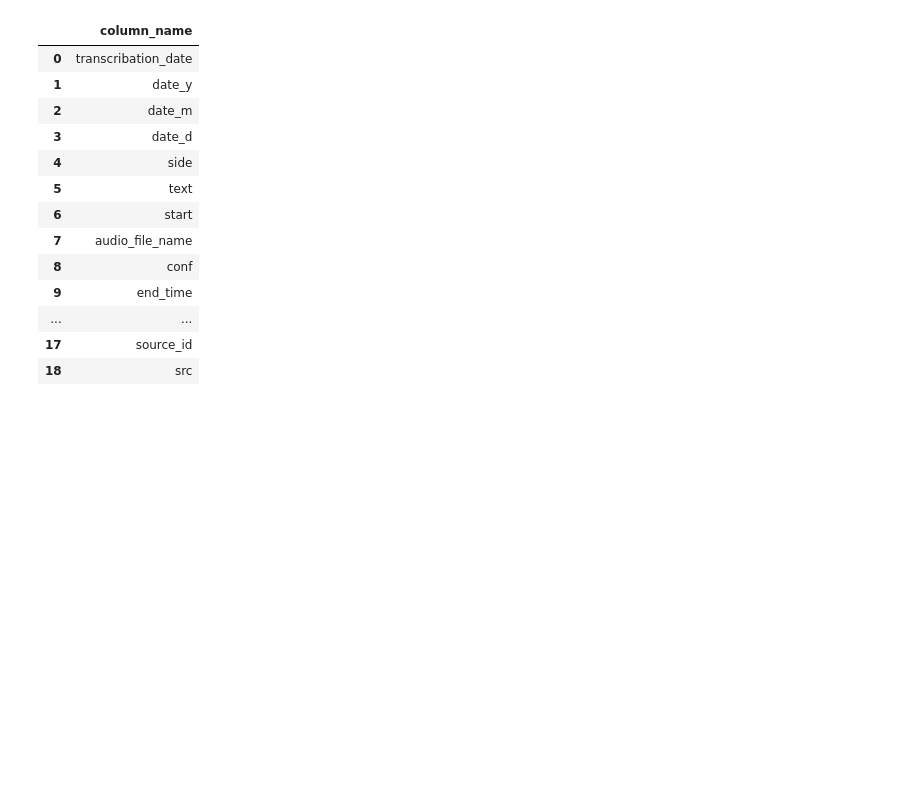
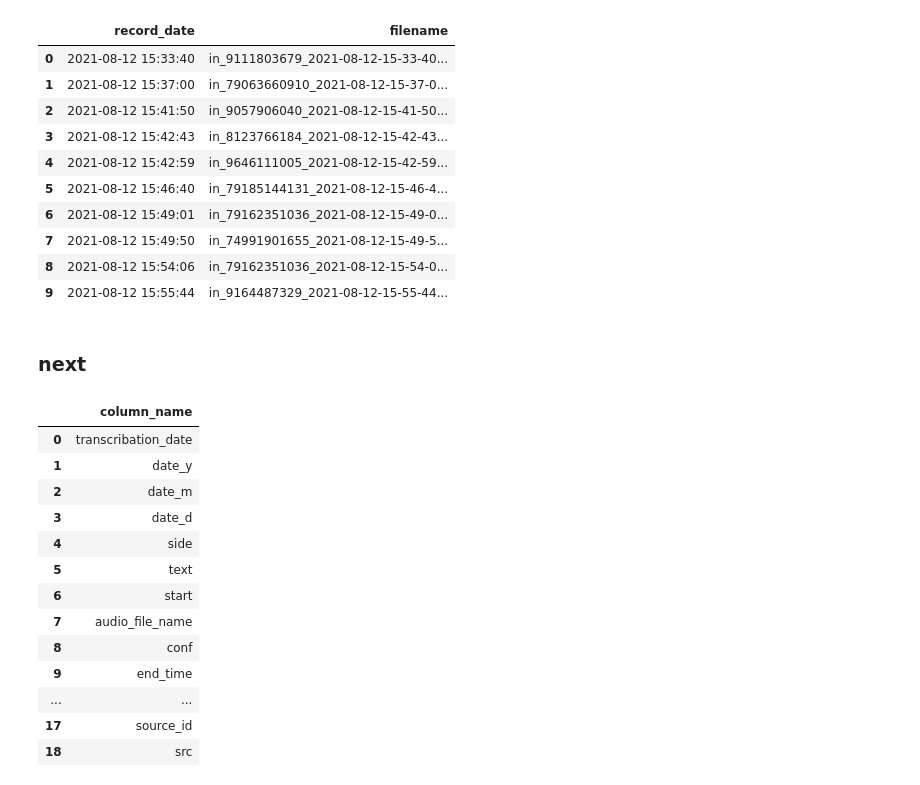
Before and after one commit to format37/call_centre_stt_server, a Jupyter notebook: reports.ipynb, the cells around one changed output. Saved outputs shown, nothing was run; the diff lists cells and outputs as text; code cells hidden in the pictures; blank space fills up the shorter version.

```diff
--- a/reports.ipynb
+++ b/reports.ipynb
@@ -90,3 +113,21 @@ def silence_timing(date_from, date_to):
+# %%
+query = "SELECT top 10 record_date, filename FROM queue order by record_date;"
+df = read_sql(query)
+df
+# %% [output]
+|  | record_date | filename |
+| 0 | 2021-08-12 15:33:40 | in_9111803679_2021-08-12-15-33-40... |
+| 1 | 2021-08-12 15:37:00 | in_79063660910_2021-08-12-15-37-0... |
+| 2 | 2021-08-12 15:41:50 | in_9057906040_2021-08-12-15-41-50... |
+| 3 | 2021-08-12 15:42:43 | in_8123766184_2021-08-12-15-42-43... |
+| 4 | 2021-08-12 15:42:59 | in_9646111005_2021-08-12-15-42-59... |
+| 5 | 2021-08-12 15:46:40 | in_79185144131_2021-08-12-15-46-4... |
+| 6 | 2021-08-12 15:49:01 | in_79162351036_2021-08-12-15-49-0... |
+| 7 | 2021-08-12 15:49:50 | in_74991901655_2021-08-12-15-49-5... |
+| 8 | 2021-08-12 15:54:06 | in_79162351036_2021-08-12-15-54-0... |
+| 9 | 2021-08-12 15:55:44 | in_9164487329_2021-08-12-15-55-44... |
+# %% [markdown]
+### next
 # %%
 phrases_per_hour('2021-03-04 00:00:00', '2021-03-05 00:00:00', 'операторы заняты')
 # %%
```
Also changed, not shown: parts of 2 cells of this notebook, 1 other file.
